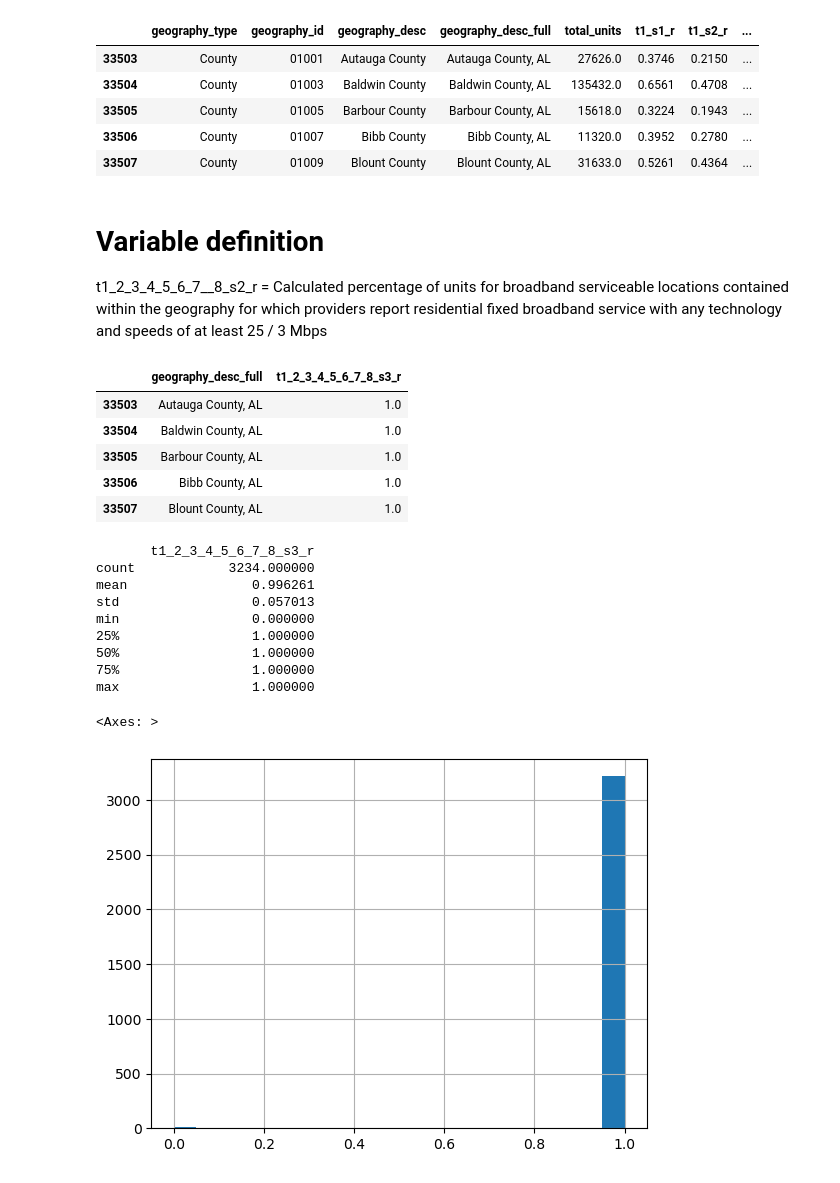
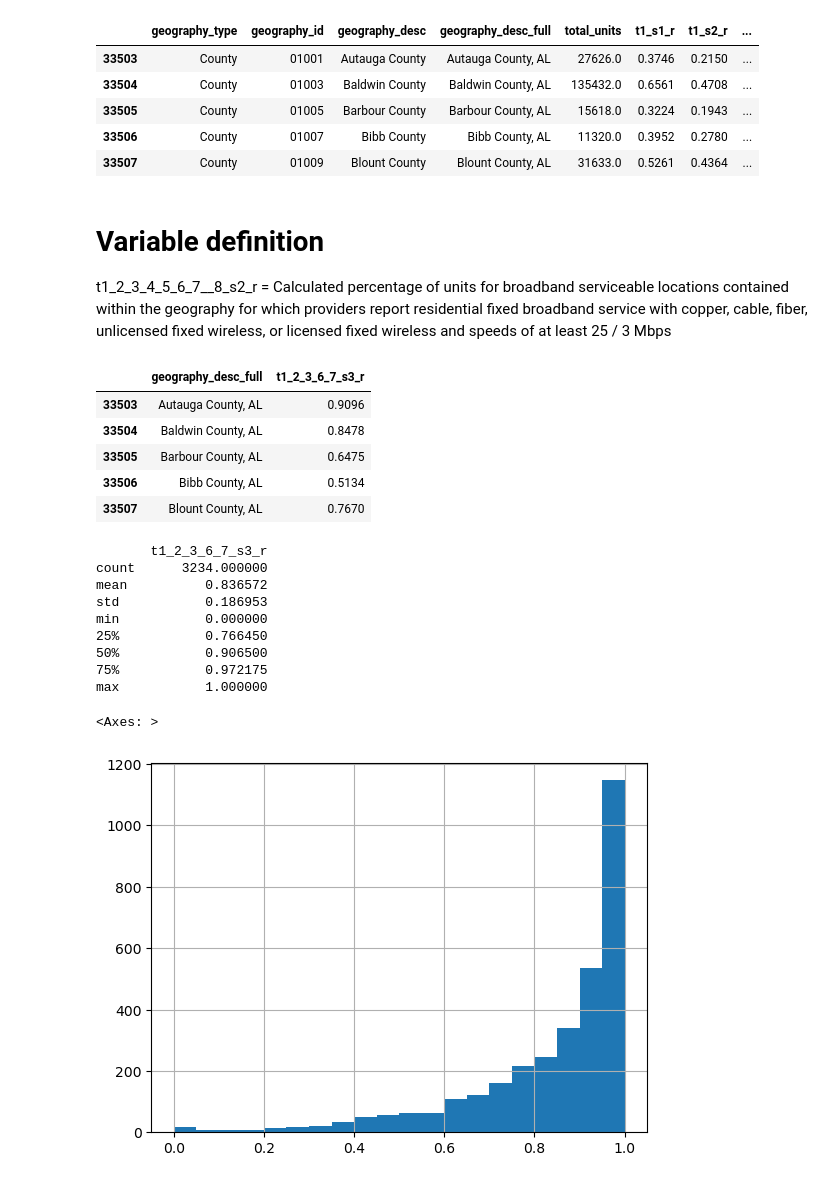
Before and after one commit to mfarme/eHealthEquity, a Jupyter notebook: Research/Data Source/FCC_Broadband.ipynb, the cells around one changed output. Drawn from its saved outputs; the diff is of its cells as text; code cells hidden in the pictures.

```diff
--- a/Research/Data Source/FCC_Broadband.ipynb
+++ b/Research/Data Source/FCC_Broadband.ipynb
@@ -41,38 +37,39 @@ t1_2_3_4_5_6_7__8_s2_r =
 Calculated percentage of units for broadband serviceable
 locations contained within the geography for which
 providers report residential fixed broadband service with
-any technology and speeds of at least 25 / 3 Mbps
+copper, cable, fiber, unlicensed fixed wireless, or licensed fixed wireless
+ and speeds of at least 25 / 3 Mbps
 # %%
 col_keep = [
     'geography_desc_full',
-    't1_2_3_4_5_6_7_8_s3_r'
+    't1_2_3_6_7_s3_r'
 ]
 
 df = df[col_keep].copy()
 df.head()
 # %% [output]
-|  | geography_desc_full | t1_2_3_4_5_6_7_8_s3_r |
-| 33503 | Autauga County, AL | 1.0 |
-| 33504 | Baldwin County, AL | 1.0 |
-| 33505 | Barbour County, AL | 1.0 |
-| 33506 | Bibb County, AL | 1.0 |
-| 33507 | Blount County, AL | 1.0 |
+|  | geography_desc_full | t1_2_3_6_7_s3_r |
+| 33503 | Autauga County, AL | 0.9096 |
+| 33504 | Baldwin County, AL | 0.8478 |
+| 33505 | Barbour County, AL | 0.6475 |
+| 33506 | Bibb County, AL | 0.5134 |
+| 33507 | Blount County, AL | 0.7670 |
 # %%
 print(df.describe())
 #distribution of broadband access by county
-df['t1_2_3_4_5_6_7_8_s3_r'].hist(bins=20)
+df['t1_2_3_6_7_s3_r'].hist(bins=20)
 # %% [output]
-       t1_2_3_4_5_6_7_8_s3_r
-count            3234.000000
-mean                0.996261
-std                 0.057013
-min                 0.000000
-25%                 1.000000
-50%                 1.000000
-75%                 1.000000
-max                 1.000000
+       t1_2_3_6_7_s3_r
+count      3234.000000
+mean          0.836572
+std           0.186953
+min           0.000000
+25%           0.766450
+50%           0.906500
+75%           0.972175
+max           1.000000
 <Axes: >
-[figure, old version]
+[figure, new version]
 # %%
 #seperate out the state and county
 df['state'] = df['geography_desc_full'].str.split(',').str[1].str.strip()
```
Also changed, not shown: parts of 3 cells of this notebook, 4 other files.
